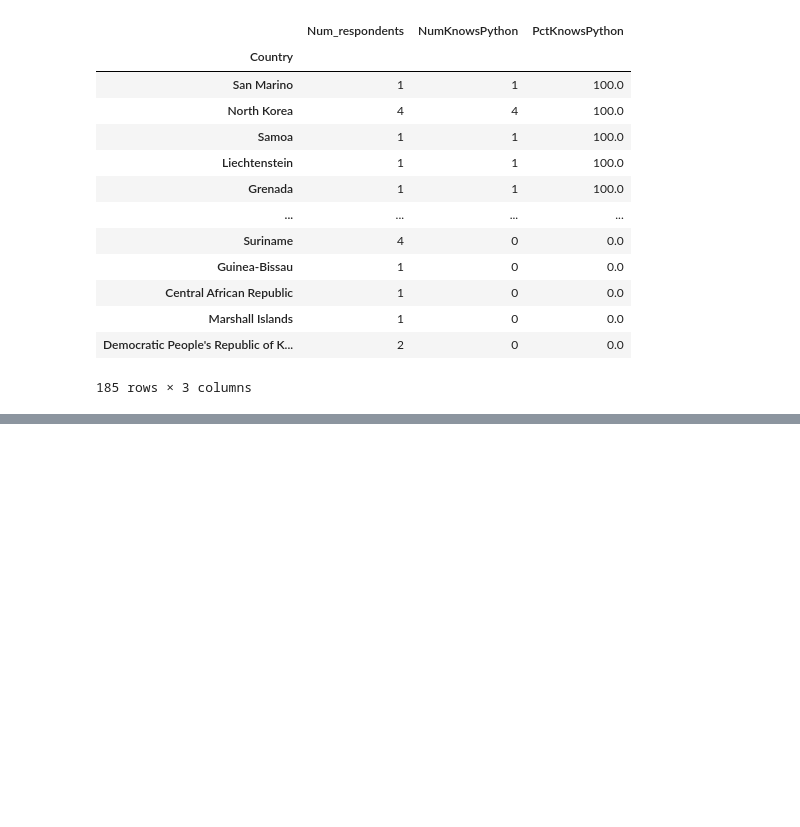
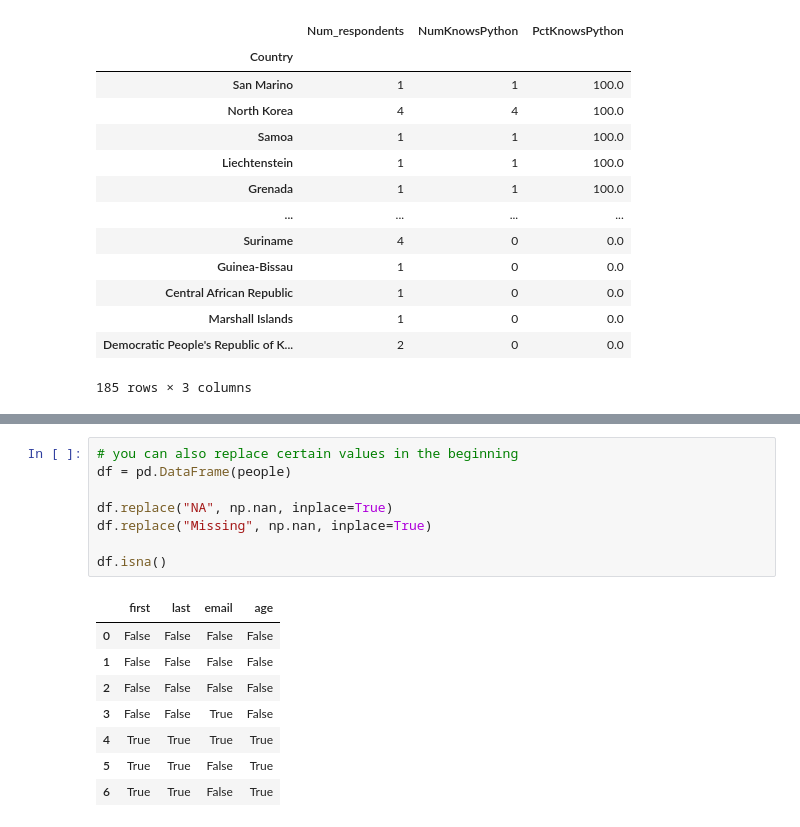
Before and after one commit to Kaiser2510/Corey_Schafer, a Jupyter notebook: Corey_Pandas_Notes.ipynb, the cells around one changed output, grey strips where cells are left out. Drawn from its saved outputs; the diff is of its cells as text; blank space fills up the shorter version.

```diff
--- a/Corey_Pandas_Notes.ipynb
+++ b/Corey_Pandas_Notes.ipynb
@@ -1192,0 +1257,17 @@ python_df
+# %%
+# you can also replace certain values in the beginning
+df = pd.DataFrame(people)
+
+df.replace("NA", np.nan, inplace=True)
+df.replace("Missing", np.nan, inplace=True)
+
+df.isna()
+# %% [output]
+|  | first | last | email | age |
+| 0 | False | False | False | False |
+| 1 | False | False | False | False |
+| 2 | False | False | False | False |
+| 3 | False | False | True | False |
+| 4 | True | True | True | True |
+| 5 | True | True | False | True |
+| 6 | True | True | False | True |
```
Also changed, not shown: parts of 22 cells of this notebook.
